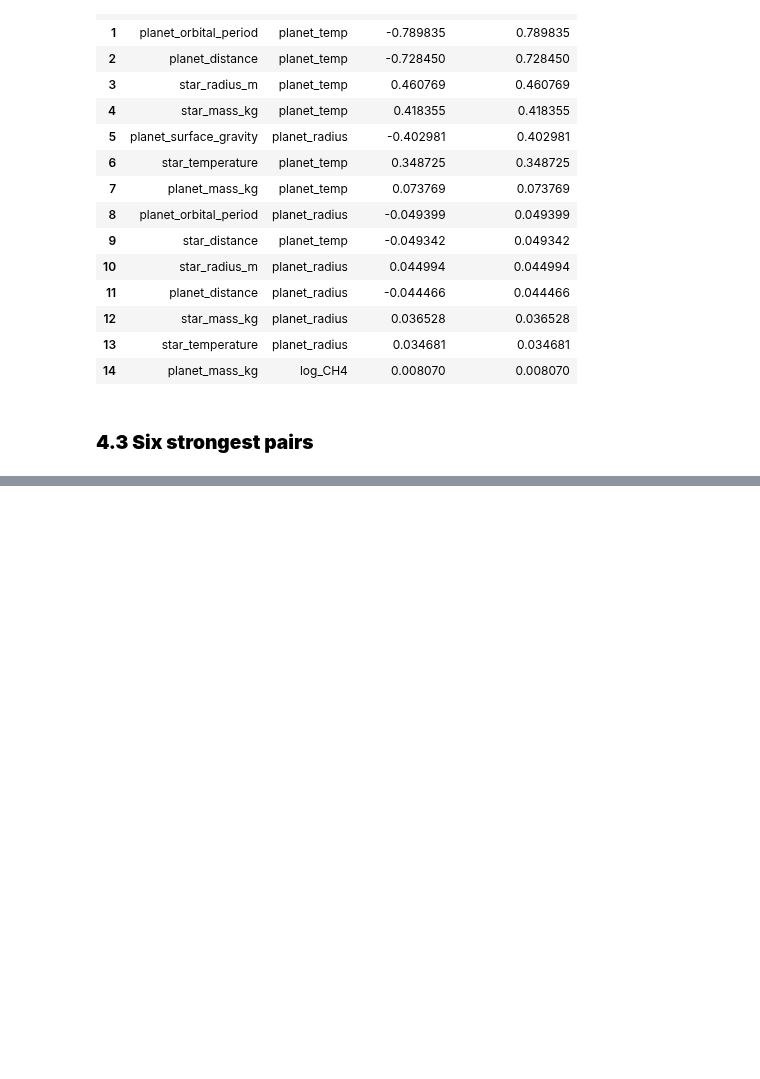
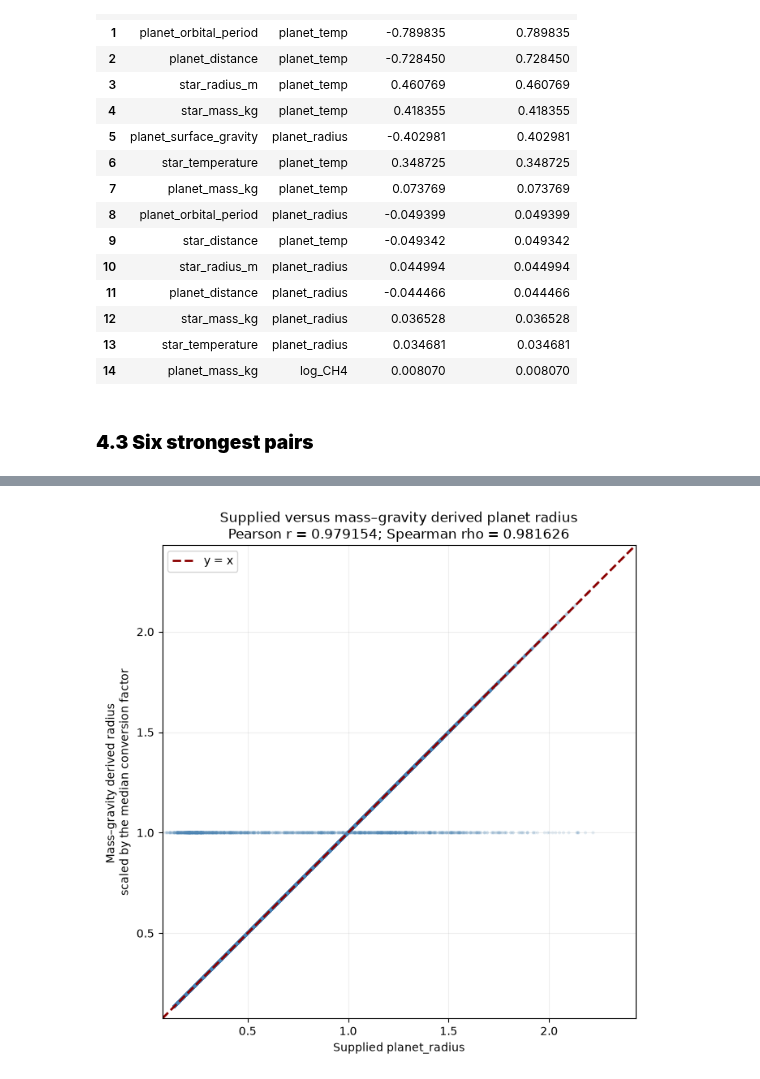
Before and after one commit to ajf12327/ADC2023-conformal-prediction, a Jupyter notebook: notebooks/02_EDA.ipynb, the cells around one changed output, grey strips where cells are left out. Drawn from its saved outputs; the diff is of its cells as text; code cells hidden in the pictures; blank space fills up the shorter version.

```diff
--- a/notebooks/02_EDA.ipynb
+++ b/notebooks/02_EDA.ipynb
@@ -1253,0 +1356,54 @@ for pair in strongest_pairs.itertuples(index=False):
+# %%
+EDA_RADIUS_CONVERSION_FACTOR = ratio_median
+
+radius_check["derived_radius_in_supplied_scale"] = (
+    radius_check["derived_physical_radius_m"]
+    / EDA_RADIUS_CONVERSION_FACTOR)
+
+plot_minimum = min(
+    radius_check["planet_radius"].min(),
+    radius_check["derived_radius_in_supplied_scale"].min()
+)
+
+plot_maximum = max(
+    radius_check["planet_radius"].max(),
+    radius_check["derived_radius_in_supplied_scale"].max()
+)
+
+fig, ax = plt.subplots(figsize=(7, 7))
+
+ax.scatter(
+    radius_check["planet_radius"],
+    radius_check["derived_radius_in_supplied_scale"],
+    s=8,
+    alpha=0.15,
+    color="steelblue",
+    edgecolors="none"
+)
+
+ax.plot(
+    [plot_minimum, plot_maximum],
+    [plot_minimum, plot_maximum],
+    color="darkred",
+    linestyle="--",
+    linewidth=2,
+    label="y = x"
+)
+
+ax.set_xlabel("Supplied planet_radius")
+ax.set_ylabel("Mass–gravity derived radius \nscaled by the median conversion factor")
+ax.set_title(
+    "Supplied versus mass–gravity derived planet radius\n"
+    f"Pearson r = {radius_pearson:.6f}; "
+    f"Spearman rho = {radius_spearman:.6f}")
+ax.set_xlim(plot_minimum, plot_maximum)
+ax.set_ylim(plot_minimum, plot_maximum)
+ax.set_aspect("equal", adjustable="box")
+ax.legend()
+ax.grid(alpha=0.20)
+
+fig.tight_layout()
+plt.show()
+plt.close(fig)
+# %% [output]
+[figure, added]
```
Also changed, not shown: parts of 13 cells of this notebook.
